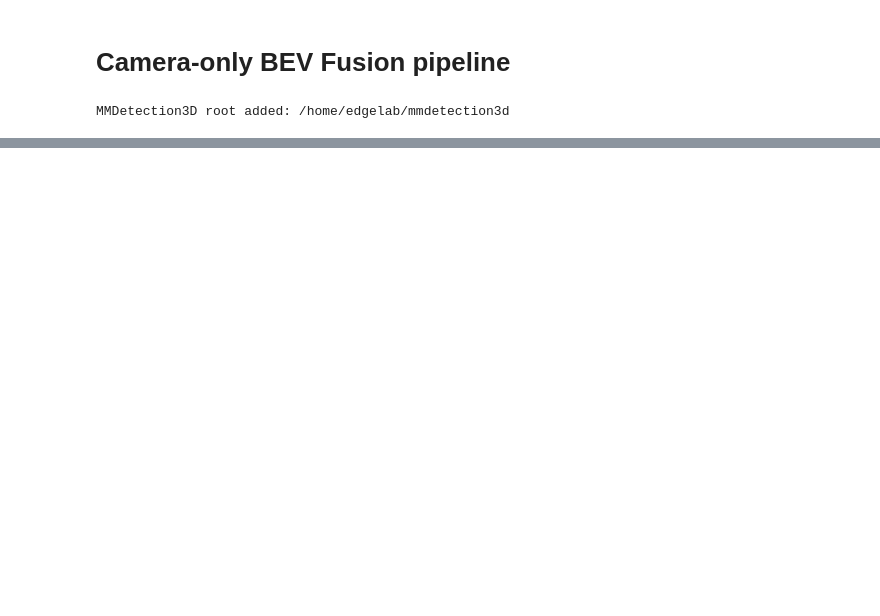
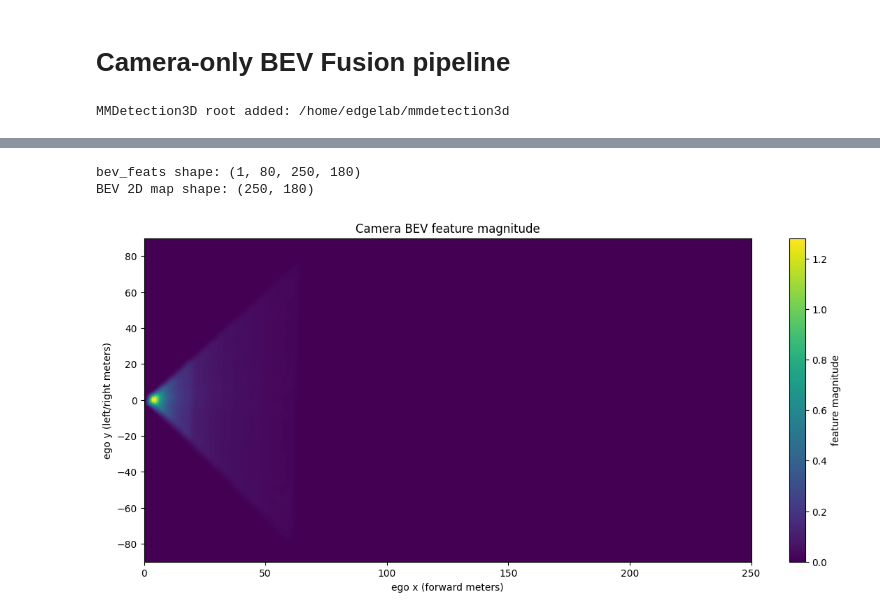
Before and after one commit to scaleoutsystems/multimodal-MoE, a Jupyter notebook: notebooks/BEV_Fusion_camera_only.ipynb, the cells around one changed output, grey strips where cells are left out. Cells and saved outputs as stored; diff of their text form; code cells hidden in the pictures; blank space fills up the shorter version.

Commit message:
finished camera-->bev pipeline in notebook

```diff
--- a/notebooks/BEV_Fusion_camera_only.ipynb
+++ b/notebooks/BEV_Fusion_camera_only.ipynb
@@ -419,0 +477,41 @@ points_for_depth_lss[0]: (73883, 3)
+# %%
+# ============================================================
+# Plot BEV feature map from camera branch
+# bev_feats shape: [B, C, X, Y]
+# ============================================================
+
+import matplotlib.pyplot as plt
+import torch
+
+# Remove batch dimension
+bev0 = bev_feats[0].detach().cpu()          # [C, X, Y]
+
+# Collapse channels to a single 2D map
+bev_l2 = torch.norm(bev0, dim=0).numpy()    # [X, Y]
+
+print("bev_feats shape:", tuple(bev_feats.shape))
+print("BEV 2D map shape:", bev_l2.shape)
+
+# BEV bounds (ego frame)
+x_min, x_max, _ = XBOUND
+y_min, y_max, _ = YBOUND
+
+plt.figure(figsize=(14,6))
+
+plt.imshow(
+    bev_l2.T,                # transpose so axes match imshow
+    origin="lower",
+    extent=[x_min, x_max, y_min, y_max],
+    aspect="auto"
+)
+
+plt.xlabel("ego x (forward meters)")
+plt.ylabel("ego y (left/right meters)")
+plt.title("Camera BEV feature magnitude")
+plt.colorbar(label="feature magnitude")
+
+plt.show()
+# %% [output]
+bev_feats shape: (1, 80, 250, 180)
+BEV 2D map shape: (250, 180)
+[figure, added]
```
Also changed, not shown: parts of 5 cells of this notebook, 4 other files.
